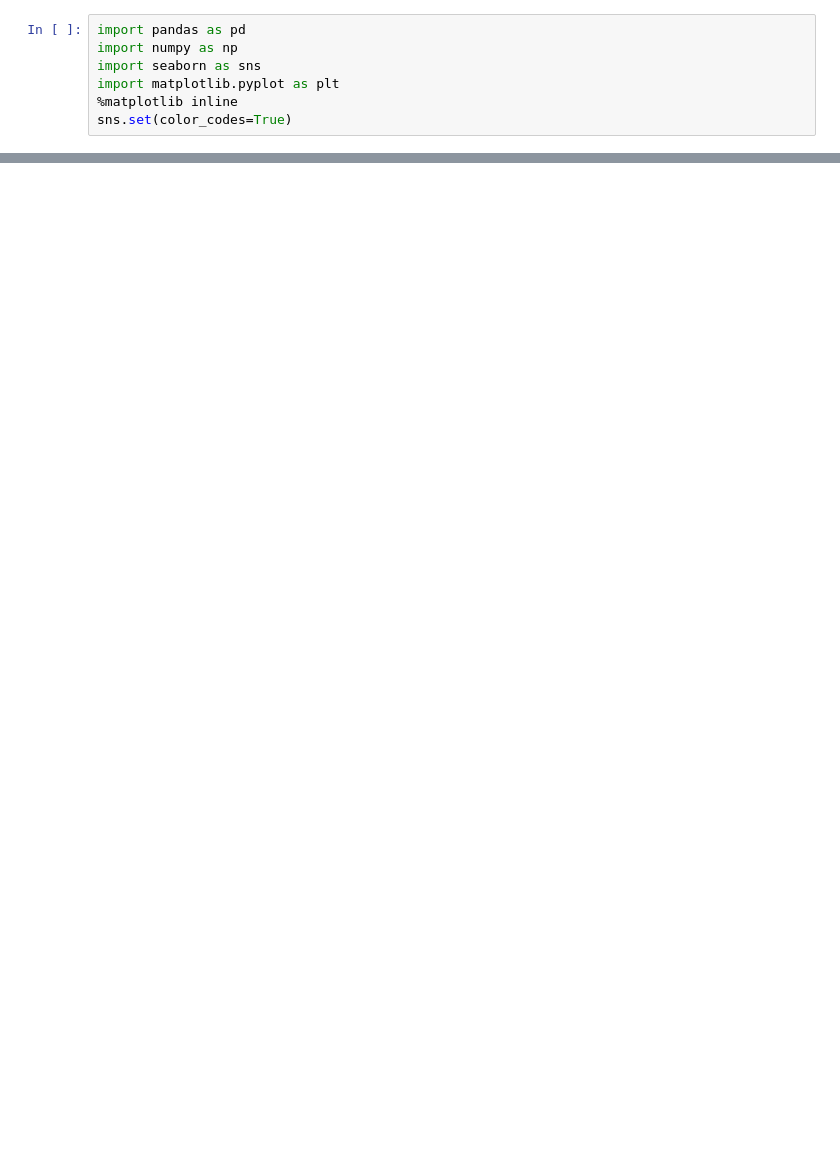
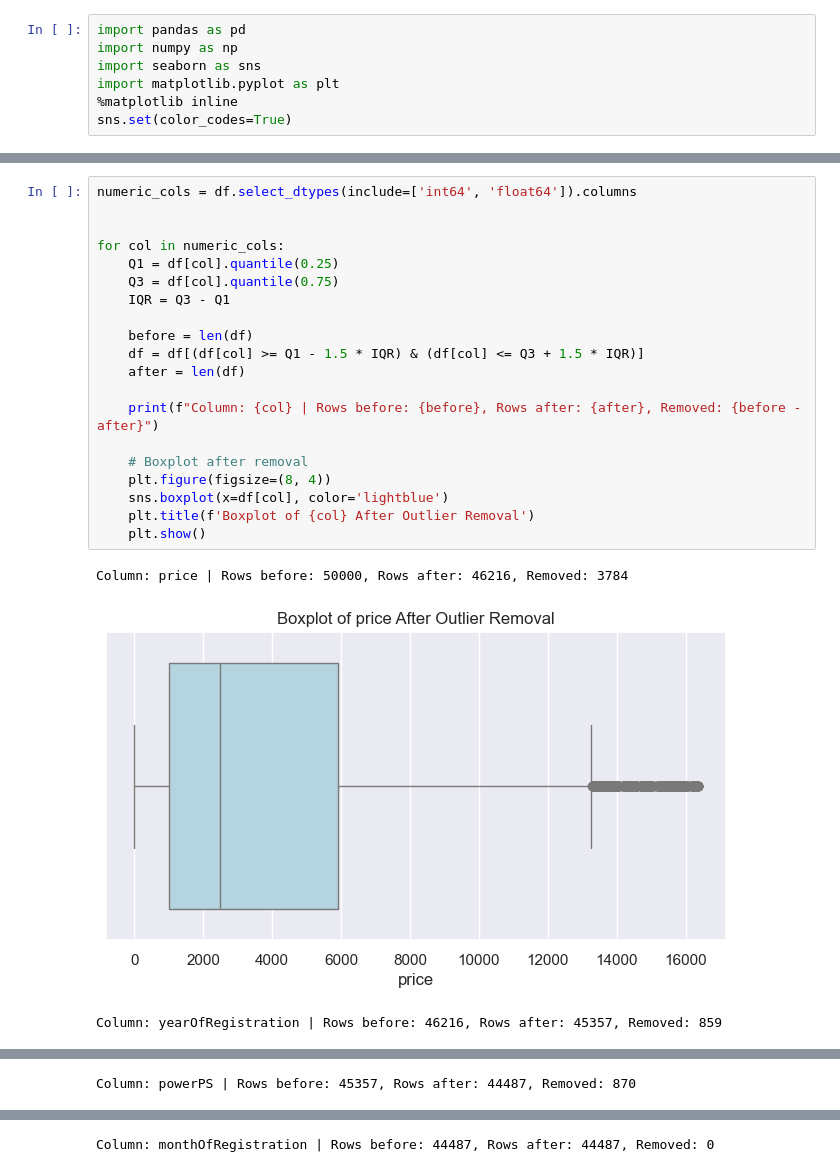
Before and after one commit to skmachra/DAI-101, a Jupyter notebook: Assignment_01_DAI101_23321029.ipynb, the cells around one changed output, grey strips where cells are left out. Saved outputs shown, nothing was run; the diff lists cells and outputs as text; blank space fills up the shorter version.

```diff
--- a/Assignment_01_DAI101_23321029.ipynb
+++ b/Assignment_01_DAI101_23321029.ipynb
@@ -31,0 +165,24 @@ for col in columns_to_check:
+# %%
+numeric_cols = df.select_dtypes(include=['int64', 'float64']).columns
+
+
+for col in numeric_cols:
+    Q1 = df[col].quantile(0.25)
+    Q3 = df[col].quantile(0.75)
+    IQR = Q3 - Q1
+
+    before = len(df)
+    df = df[(df[col] >= Q1 - 1.5 * IQR) & (df[col] <= Q3 + 1.5 * IQR)]
+    after = len(df)
+
+    print(f"Column: {col} | Rows before: {before}, Rows after: {after}, Removed: {before - after}")
+
+    # Boxplot after removal
+    plt.figure(figsize=(8, 4))
+    sns.boxplot(x=df[col], color='lightblue')
+    plt.title(f'Boxplot of {col} After Outlier Removal')
+    plt.show()
+# %% [output]
+Column: price | Rows before: 50000, Rows after: 46216, Removed: 3784
+[figure, added]
+Column: yearOfRegistration | Rows before: 46216, Rows after: 45357, Removed: 859
@@ -31,0 +190 @@ for col in columns_to_check:
+Column: powerPS | Rows before: 45357, Rows after: 44487, Removed: 870
@@ -31,0 +192 @@ for col in columns_to_check:
+Column: monthOfRegistration | Rows before: 44487, Rows after: 44487, Removed: 0
```
Also changed, not shown: parts of 21 cells of this notebook.
